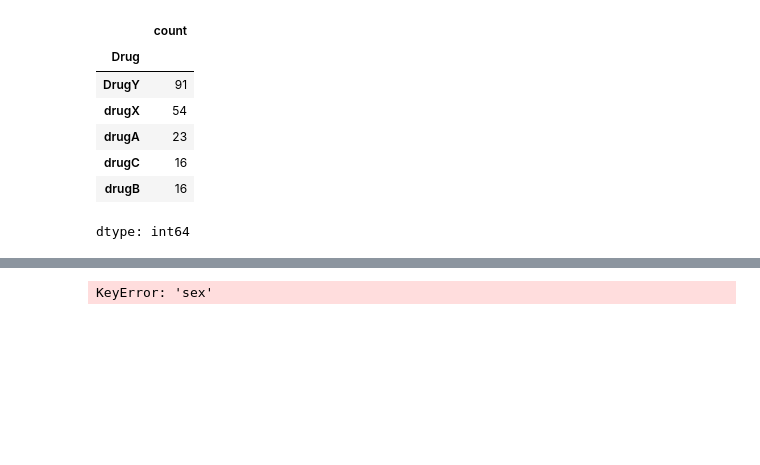
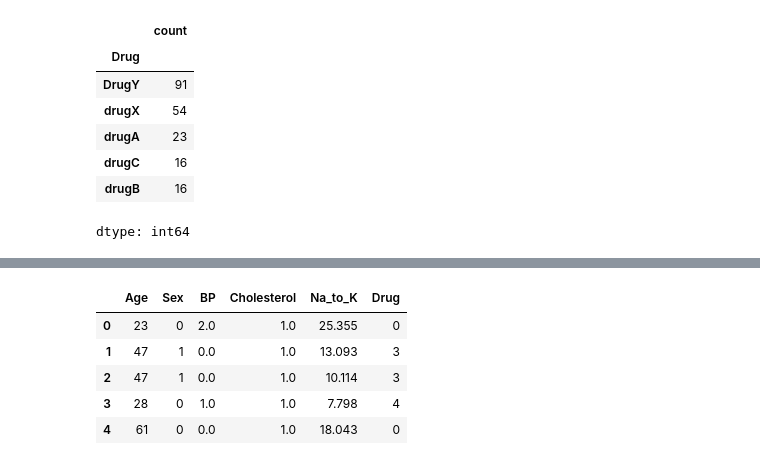
Before and after one commit to sk-shahsi/ML_Model, a Jupyter notebook: SVM.ipynb, the cells around one changed output, grey strips where cells are left out. Drawn from its saved outputs; the diff is of its cells as text; code cells hidden in the pictures; blank space fills up the shorter version.

```diff
--- a/SVM.ipynb
+++ b/SVM.ipynb
@@ -127,8 +127,19 @@ df.head()
 # %%
-l1 = ['sex',"Drug"]
+l1 = ['Sex',"Drug"]
 l2 = ["BP","Cholesterol"]
 # %%
 for i in l1:
   df[i]=le.fit_transform(df[i])
-# %% [output]
-KeyError: 'sex'
+# %%
+oe = OrdinalEncoder(categories=[["LOW","NORMAL","HIGH"],["NORMAL","HIGH"]])
+# %%
+df[l2] = oe.fit_transform(df[l2])
+# %%
+df.head()
+# %% [output]
+|  | Age | Sex | BP | Cholesterol | Na_to_K | Drug |
+| 0 | 23 | 0 | 2.0 | 1.0 | 25.355 | 0 |
+| 1 | 47 | 1 | 0.0 | 1.0 | 13.093 | 3 |
+| 2 | 47 | 1 | 0.0 | 1.0 | 10.114 | 3 |
+| 3 | 28 | 0 | 1.0 | 1.0 | 7.798 | 4 |
+| 4 | 61 | 0 | 0.0 | 1.0 | 18.043 | 0 |
```
Also changed, not shown: parts of 11 cells of this notebook.
